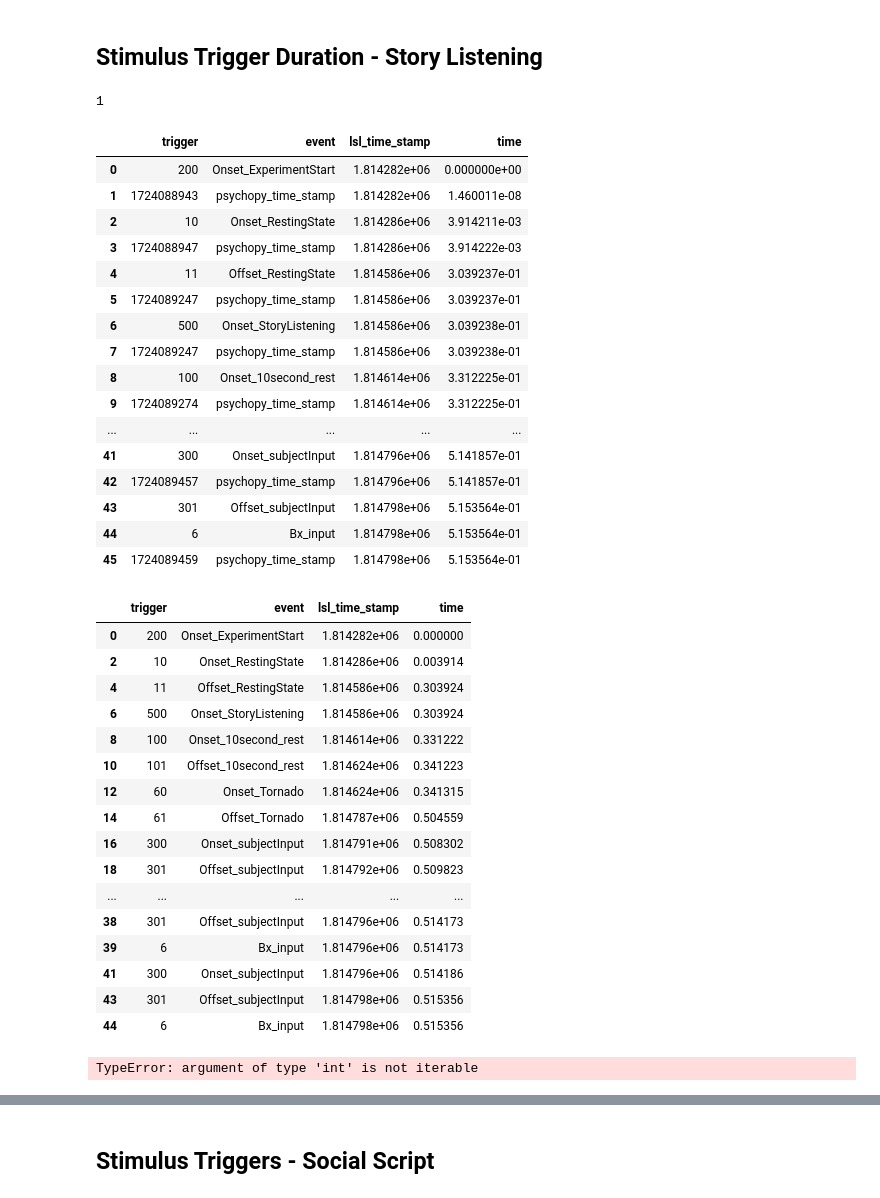
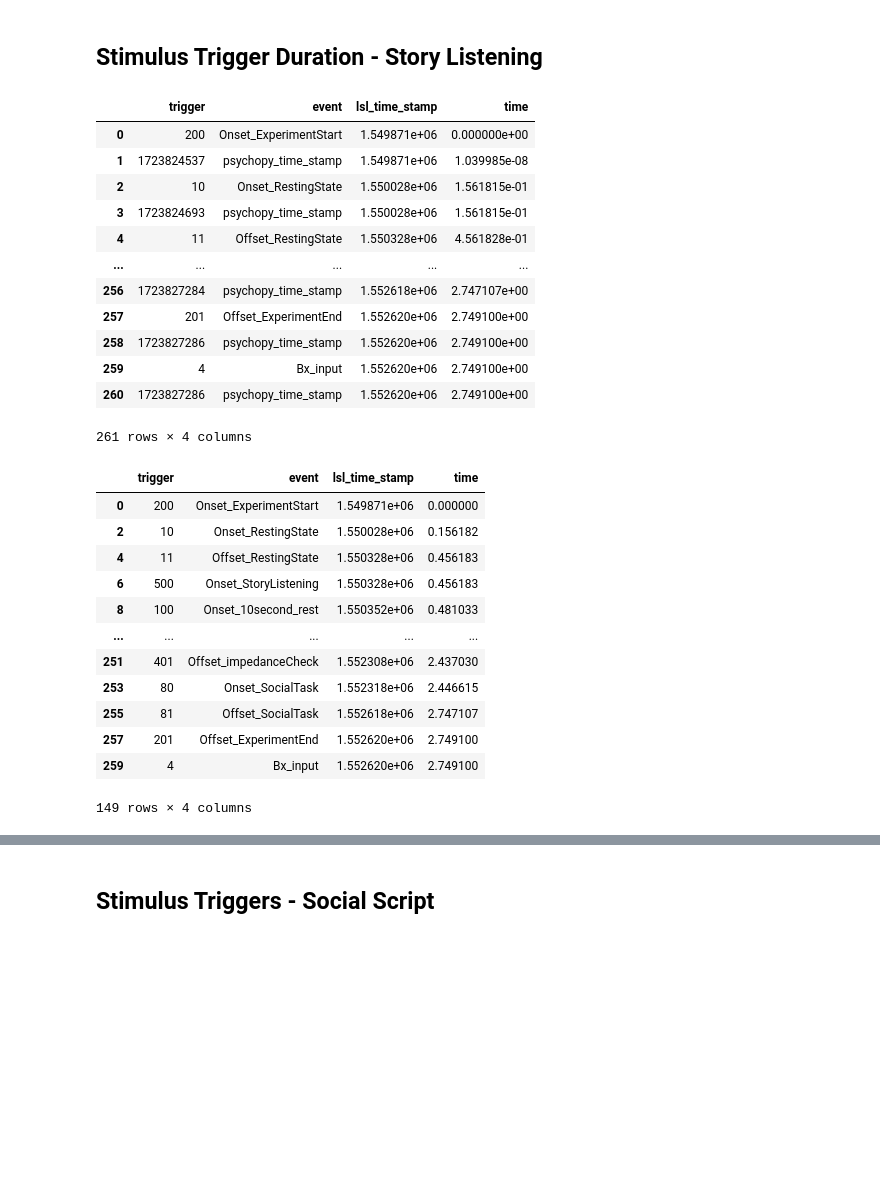
Before and after one commit to BryanGonzalez262/MOBI2024, a Jupyter notebook: CUNY_FACIAL/Code/pilot_check.ipynb, the cells around one changed output, grey strips where cells are left out. Drawn from its saved outputs; the diff is of its cells as text; code cells hidden in the pictures; blank space fills up the shorter version.

```diff
--- a/CUNY_FACIAL/Code/pilot_check.ipynb
+++ b/CUNY_FACIAL/Code/pilot_check.ipynb
@@ -13,7 +13,7 @@ import cv2
 # %% [markdown]
 # Load Data
 # %%
-xdf_path = "C:/Users/Admin/Documents/CurrentStudy/sub-P001/ses-S001/physio/sub-P001_ses-S001_task-physioTest7_run-001_physio.xdf"
+xdf_path = "C:/Users/Admin/Documents/CurrentStudy/sub-P2222/ses-S001/mobi/sub-P2222_ses-S001_task-CUNY_face_run-001_mobi.xdf"
 #xdf_path = "/Users/bryan.gonzalez/PycharmProjects/MOBI2024/CUNY_FACIAL/Data/sub-P001_ses-S001_task-spo2task_run-002_phsyio.xdf"
 data, header = pyxdf.load_xdf(xdf_path)
 streams_collected = [stream['info']['name'][0] for stream in data]
@@ -24,10 +31,6 @@ streams_collected
 # Stimulus
 # %% [markdown]
 ## Stimulus Trigger Duration - Story Listening
-# %%
-streams_collected.index('Audio')
-# %% [output]
-1
 # %%
 stim_dat = data[streams_collected.index('Stimuli_Markers')]
 stim_df = pd.DataFrame(stim_dat['time_series'])
@@ -48,49 +51,47 @@ events = {
     41: 'Offset_DanceContest',
     50: 'Onset_ZoomClass',
     51: 'Offset_ZoomClass',
     60: 'Onset_Tornado',
     61: 'Offset_Tornado',
     70: 'Onset_BirthdayParty',
     71: 'Offset_BirthdayParty',
     300: 'Onset_subjectInput',
     301: 'Offset_subjectInput',
     302: 'Onset_FavoriteStory',
     303: 'Offset_FavoriteStory',
     304: 'Onset_WorstStory',
     305: 'Offset_WorstStory',
     400: 'Onset_impedanceCheck',
     401: 'Offset_impedanceCheck',
     80: 'Onset_SocialTask',
     81: 'Offset_SocialTask',
     201: 'Offset_ExperimentEnd',
 }
 
+story_onsets = [20, 30, 40, 50, 60, 70]
+
 # relabel the event if the trigger is in the events dictionary, else if
 stim_df['event'] = stim_df['trigger'].apply(lambda x: events[x] if x in events.keys() else 'Bx_input')
 
 # relabel the event as a psychopy timestamp if the trigger is greater than 5 digits
 stim_df.loc[stim_df.trigger.astype(str).str.len() > 5, 'event'] = 'psychopy_time_stamp'
 stim_df['lsl_time_stamp'] = stim_dat['time_stamps']
 stim_df['time'] = (stim_dat['time_stamps'] - stim_dat['time_stamps'][0])/1000
 stim_df
 # %% [output]
 |  | trigger | event | lsl_time_stamp | time |
-| 0 | 200 | Onset_ExperimentStart | 1.814282e+06 | 0.000000e+00 |
-| 1 | 1724088943 | psychopy_time_stamp | 1.814282e+06 | 1.460011e-08 |
-| 2 | 10 | Onset_RestingState | 1.814286e+06 | 3.914211e-03 |
-| 3 | 1724088947 | psychopy_time_stamp | 1.814286e+06 | 3.914222e-03 |
-| 4 | 11 | Offset_RestingState | 1.814586e+06 | 3.039237e-01 |
-| 5 | 1724089247 | psychopy_time_stamp | 1.814586e+06 | 3.039237e-01 |
-| 6 | 500 | Onset_StoryListening | 1.814586e+06 | 3.039238e-01 |
-| 7 | 1724089247 | psychopy_time_stamp | 1.814586e+06 | 3.039238e-01 |
-| 8 | 100 | Onset_10second_rest | 1.814614e+06 | 3.312225e-01 |
-| 9 | 1724089274 | psychopy_time_stamp | 1.814614e+06 | 3.312225e-01 |
+| 0 | 200 | Onset_ExperimentStart | 1.549871e+06 | 0.000000e+00 |
+| 1 | 1723824537 | psychopy_time_stamp | 1.549871e+06 | 1.039985e-08 |
+| 2 | 10 | Onset_RestingState | 1.550028e+06 | 1.561815e-01 |
+| 3 | 1723824693 | psychopy_time_stamp | 1.550028e+06 | 1.561815e-01 |
+| 4 | 11 | Offset_RestingState | 1.550328e+06 | 4.561828e-01 |
 | ... | ... | ... | ... | ... |
-| 41 | 300 | Onset_subjectInput | 1.814796e+06 | 5.141857e-01 |
-| 42 | 1724089457 | psychopy_time_stamp | 1.814796e+06 | 5.141857e-01 |
-| 43 | 301 | Offset_subjectInput | 1.814798e+06 | 5.153564e-01 |
-| 44 | 6 | Bx_input | 1.814798e+06 | 5.153564e-01 |
-| 45 | 1724089459 | psychopy_time_stamp | 1.814798e+06 | 5.153564e-01 |
+| 256 | 1723827284 | psychopy_time_stamp | 1.552618e+06 | 2.747107e+00 |
+| 257 | 201 | Offset_ExperimentEnd | 1.552620e+06 | 2.749100e+00 |
+| 258 | 1723827286 | psychopy_time_stamp | 1.552620e+06 | 2.749100e+00 |
+| 259 | 4 | Bx_input | 1.552620e+06 | 2.749100e+00 |
+| 260 | 1723827286 | psychopy_time_stamp | 1.552620e+06 | 2.749100e+00 |
+261 rows × 4 columns
 # %%
 def get_event_data(event, df, stim_df=stim_df):
     return df.loc[(df.lsl_time_stamp >= stim_df.loc[stim_df.event == 'Onset_'+event, 'lsl_time_stamp'].values[0]) &
@@ -101,22 +102,18 @@ evs = stim_df.loc[stim_df.event != 'psychopy_time_stamp']
 evs
 # %% [output]
 |  | trigger | event | lsl_time_stamp | time |
-| 0 | 200 | Onset_ExperimentStart | 1.814282e+06 | 0.000000 |
-| 2 | 10 | Onset_RestingState | 1.814286e+06 | 0.003914 |
-| 4 | 11 | Offset_RestingState | 1.814586e+06 | 0.303924 |
-| 6 | 500 | Onset_StoryListening | 1.814586e+06 | 0.303924 |
-| 8 | 100 | Onset_10second_rest | 1.814614e+06 | 0.331222 |
-| 10 | 101 | Offset_10second_rest | 1.814624e+06 | 0.341223 |
-| 12 | 60 | Onset_Tornado | 1.814624e+06 | 0.341315 |
-| 14 | 61 | Offset_Tornado | 1.814787e+06 | 0.504559 |
-| 16 | 300 | Onset_subjectInput | 1.814791e+06 | 0.508302 |
-| 18 | 301 | Offset_subjectInput | 1.814792e+06 | 0.509823 |
+| 0 | 200 | Onset_ExperimentStart | 1.549871e+06 | 0.000000 |
+| 2 | 10 | Onset_RestingState | 1.550028e+06 | 0.156182 |
+| 4 | 11 | Offset_RestingState | 1.550328e+06 | 0.456183 |
+| 6 | 500 | Onset_StoryListening | 1.550328e+06 | 0.456183 |
+| 8 | 100 | Onset_10second_rest | 1.550352e+06 | 0.481033 |
 | ... | ... | ... | ... | ... |
-| 38 | 301 | Offset_subjectInput | 1.814796e+06 | 0.514173 |
-| 39 | 6 | Bx_input | 1.814796e+06 | 0.514173 |
-| 41 | 300 | Onset_subjectInput | 1.814796e+06 | 0.514186 |
-| 43 | 301 | Offset_subjectInput | 1.814798e+06 | 0.515356 |
-| 44 | 6 | Bx_input | 1.814798e+06 | 0.515356 |
+| 251 | 401 | Offset_impedanceCheck | 1.552308e+06 | 2.437030 |
+| 253 | 80 | Onset_SocialTask | 1.552318e+06 | 2.446615 |
+| 255 | 81 | Offset_SocialTask | 1.552618e+06 | 2.747107 |
+| 257 | 201 | Offset_ExperimentEnd | 1.552620e+06 | 2.749100 |
+| 259 | 4 | Bx_input | 1.552620e+06 | 2.749100 |
+149 rows × 4 columns
 # %%
 def get_secs_between_triggers(trigger1, trigger2):
     return stim_df.loc[stim_df.trigger == trigger1, 'time'].values[0] - stim_df.loc[stim_df.trigger == trigger2, 'time'].values[0]
@@ -124,11 +121,6 @@ def get_secs_between_triggers(trigger1, trigger2):
 # Get a list of the story names using the events dict
 #story_names = [x.split('_')[1] for x in list(events.values())[2:][::2]]
 #story_names
-
-story_onsets = [x for x in list(events.keys()) if "Onset" in x] #every other trigger is the offset
-story_onsets
-# %% [output]
-TypeError: argument of type 'int' is not iterable
 # %%
 files= [
     "../audio_files/audio_files/After_Searching_I_Found_and_Met_My_Birth_Mother.wav",
```
Also changed, not shown: parts of 2 cells of this notebook.
